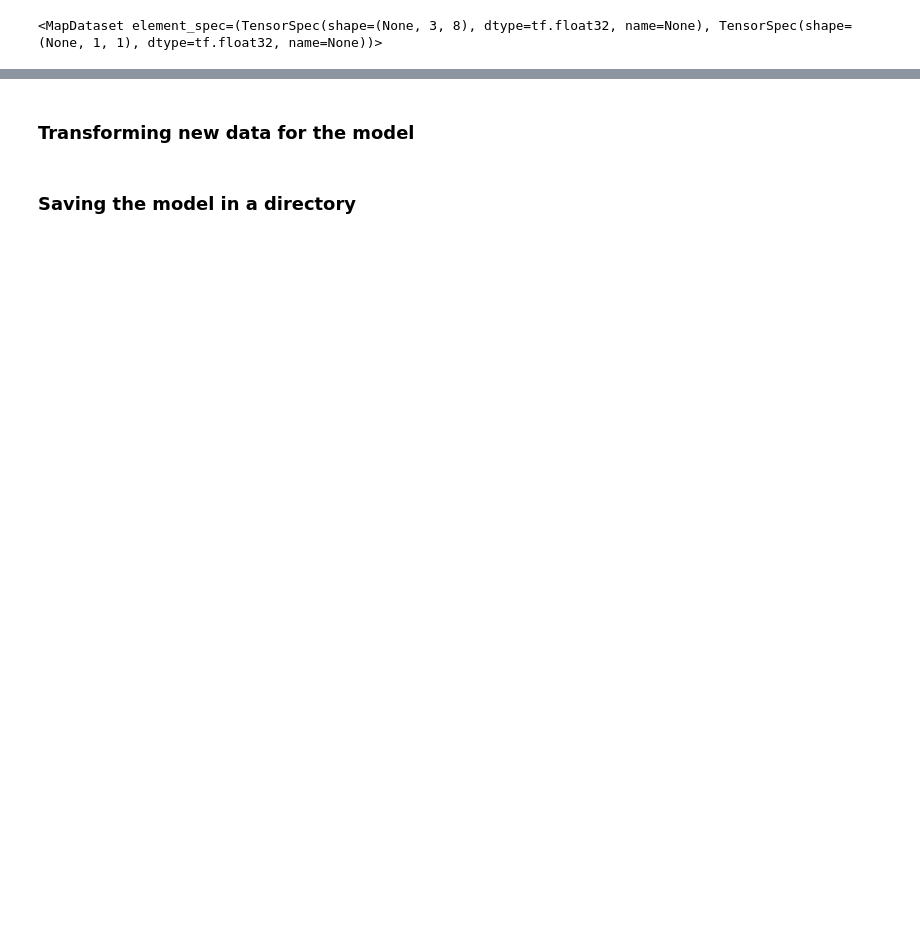
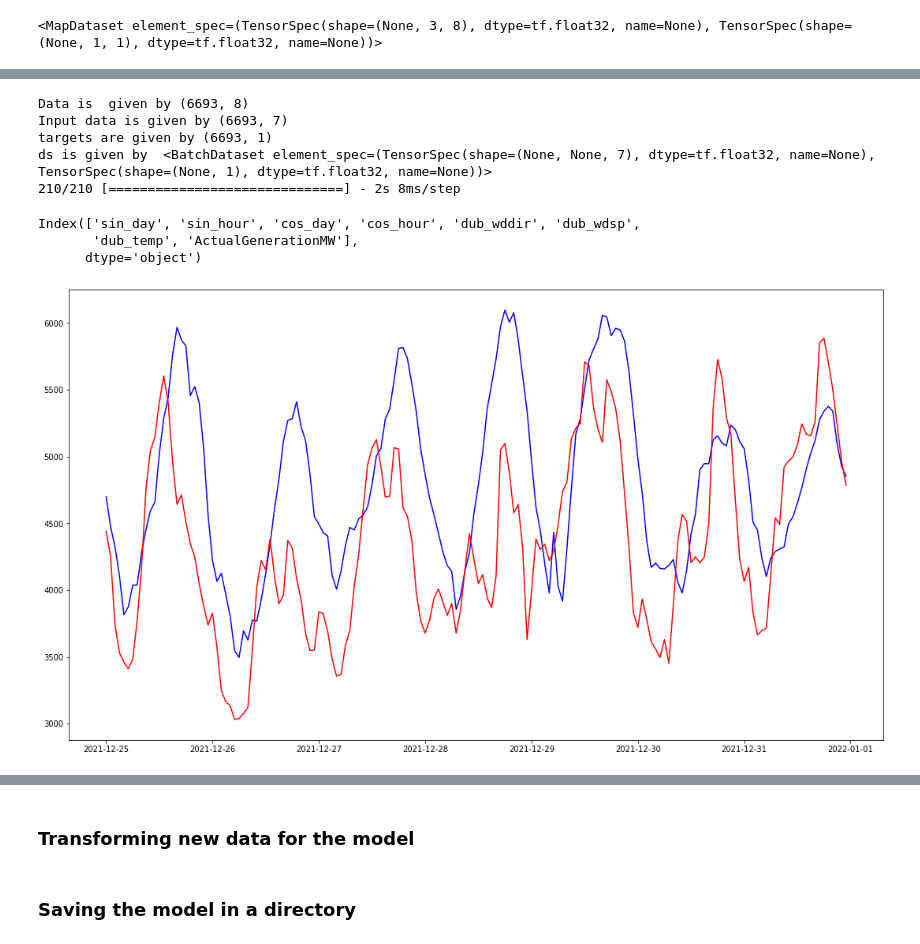
Before and after one commit to kevinTheQuigley/chargeTimeAnalytics, a Jupyter notebook: ChargeTimeML.ipynb, the cells around one changed output, grey strips where cells are left out. Drawn from its saved outputs; the diff is of its cells as text; code cells hidden in the pictures; blank space fills up the shorter version.

```diff
--- a/ChargeTimeML.ipynb
+++ b/ChargeTimeML.ipynb
@@ -1187,0 +1198,17 @@ ds is given by  <BatchDataset element_spec=(TensorSpec(shape=(None, None, 7), dt
+# %%
+y_predAr=conv_model.predict(conv_window.val)
+y_pred=y_predAr[:,0]
+# %% [output]
+Data is  given by (6693, 8)
+Input data is given by (6693, 7)
+targets are given by (6693, 1)
+ds is given by  <BatchDataset element_spec=(TensorSpec(shape=(None, None, 7), dtype=tf.float32, name=None), TensorSpec(shape=(None, 1), dtype=tf.float32, name=None))>
+210/210 [==============================] - 2s 8ms/step
+# %%
+val_df3.columns
+# %% [output]
+Index(['sin_day', 'sin_hour', 'cos_day', 'cos_hour', 'dub_wddir', 'dub_wdsp',
+       'dub_temp', 'ActualGenerationMW'],
+      dtype='object')
+# %%
+y_valid=val_df3['ActualGenerationMW']
@@ -1187,0 +1217,11 @@ ds is given by  <BatchDataset element_spec=(TensorSpec(shape=(None, None, 7), dt
+# %%
+import matplotlib.pyplot as plt
+from matplotlib.pyplot import figure
+
+plt.plot(X_valid['date2'][-7*24:],y_pred[-7*24:],color = 'blue')
+plt.plot(X_valid['date2'][-7*24:],y_valid[-7*24:],color = 'red')
+fig = plt.gcf()
+fig.set_size_inches(18.5, 10.5)
+fig.savefig('test2png.png', dpi=100)
+# %% [output]
+[figure, added]
```
Also changed, not shown: parts of 21 cells of this notebook, 1 other file.
